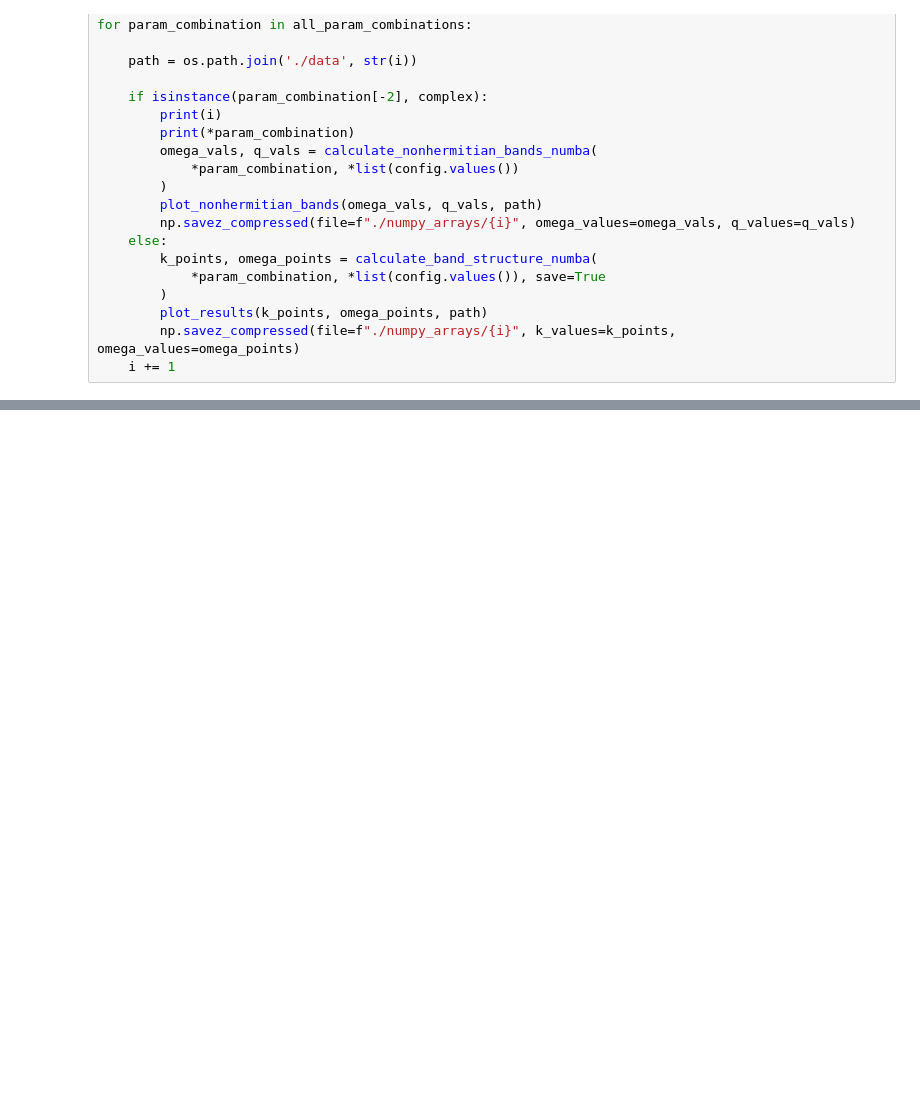
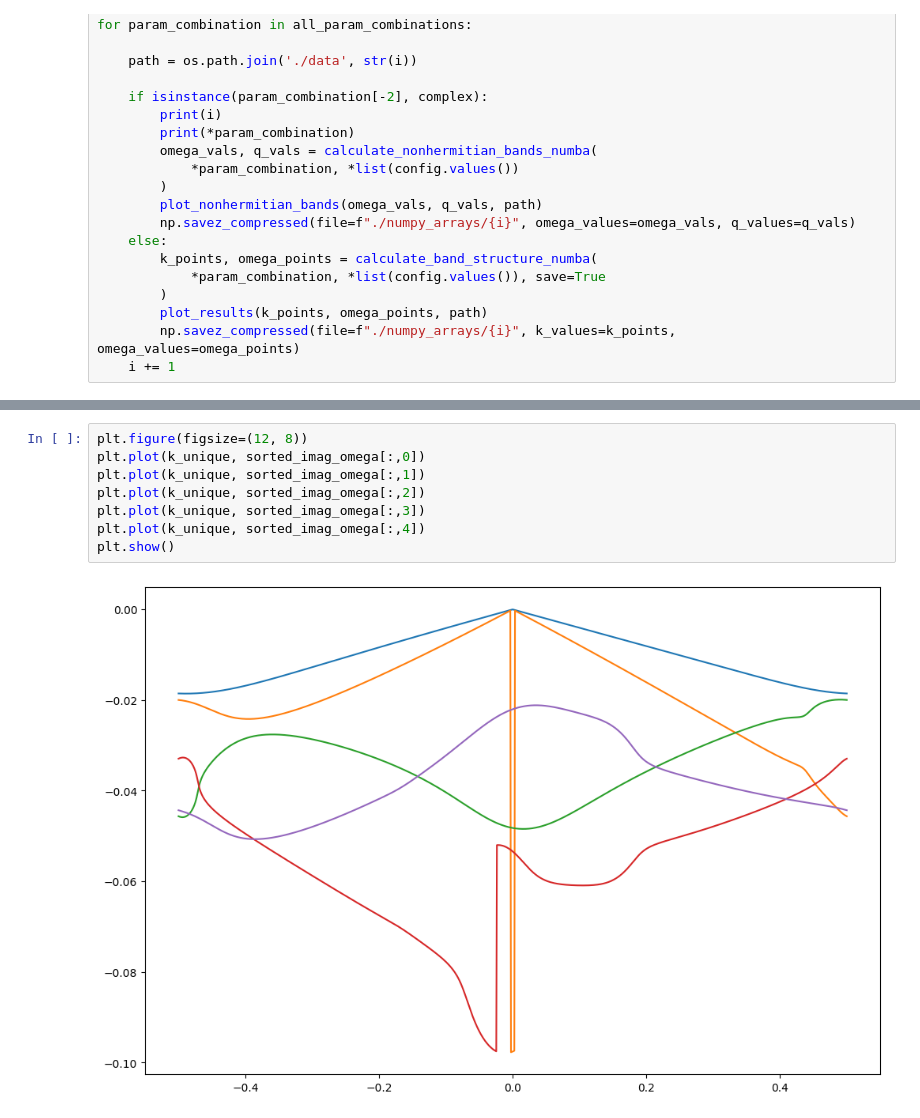
Before and after one commit to MattKuehr/Research2, a Jupyter notebook: generate_data.ipynb, the cells around one changed output, grey strips where cells are left out. Drawn from its saved outputs; the diff is of its cells as text; blank space fills up the shorter version.

```diff
--- a/generate_data.ipynb
+++ b/generate_data.ipynb
@@ -115,0 +266,10 @@ for param_combination in all_param_combinations:
+# %%
+plt.figure(figsize=(12, 8))
+plt.plot(k_unique, sorted_imag_omega[:,0])
+plt.plot(k_unique, sorted_imag_omega[:,1])
+plt.plot(k_unique, sorted_imag_omega[:,2])
+plt.plot(k_unique, sorted_imag_omega[:,3])
+plt.plot(k_unique, sorted_imag_omega[:,4])
+plt.show()
+# %% [output]
+[figure, added]
```
Also changed, not shown: parts of 14 cells of this notebook, 1 other file.
